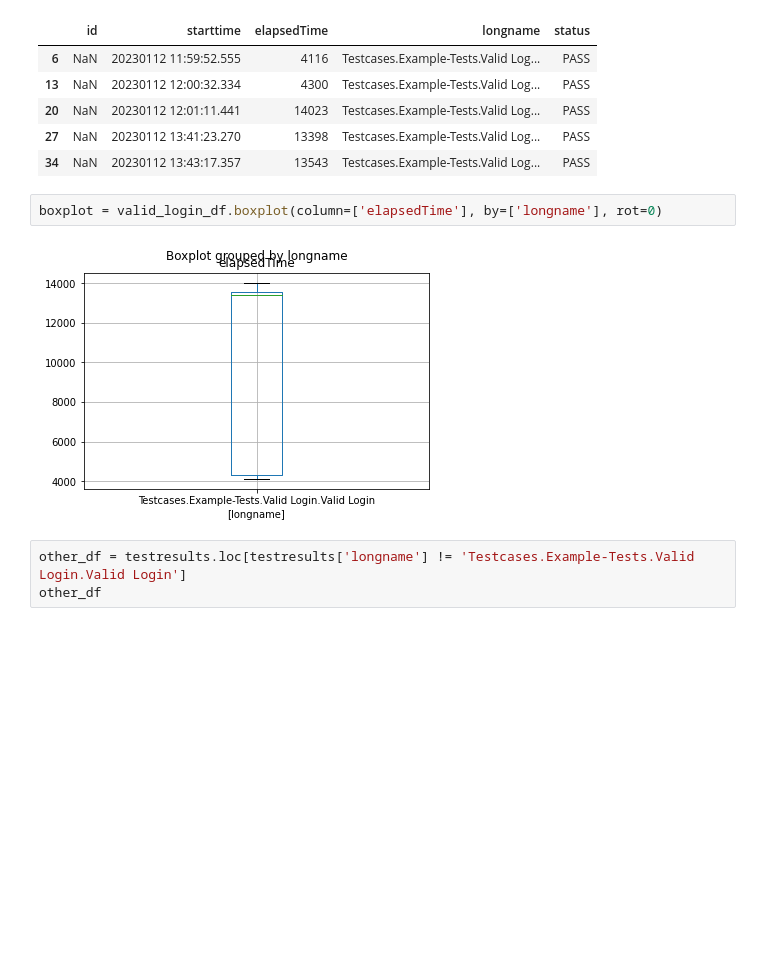
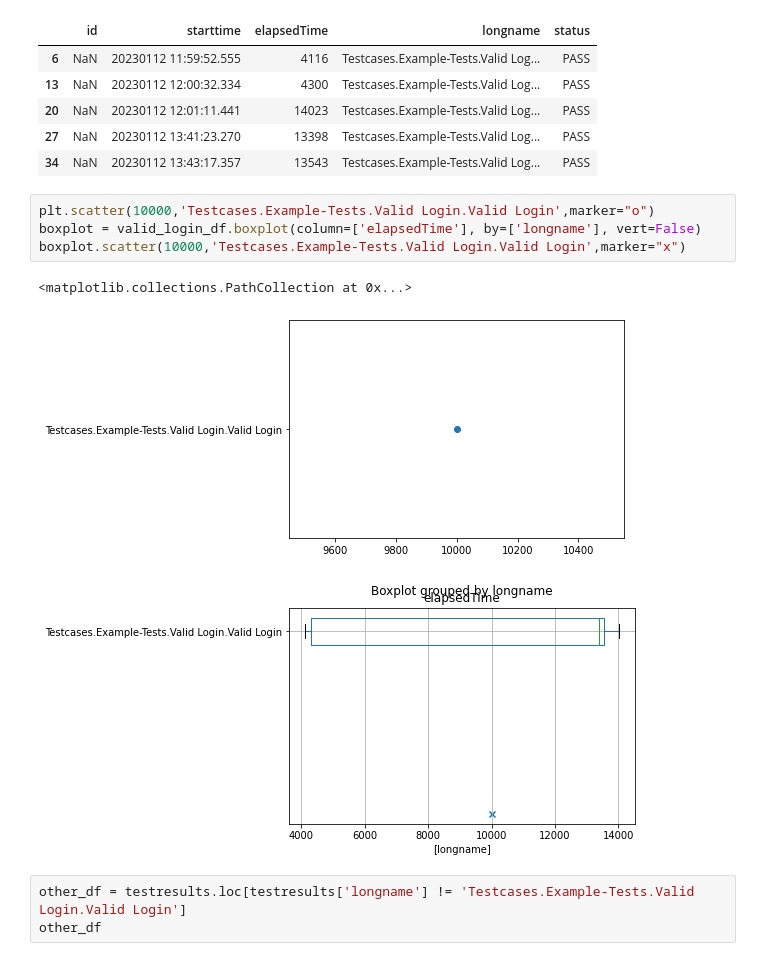
Before and after one commit to perfroboter/robotframework-perfbot, a Jupyter notebook: panda-visualization.ipynb, the cells around one changed output. Cells and saved outputs as stored; diff of their text form; blank space fills up the shorter version.

```diff
--- a/panda-visualization.ipynb
+++ b/panda-visualization.ipynb
@@ -38,9 +38,13 @@ valid_login_df
 | 27 | NaN | 20230112 13:41:23.270 | 13398 | Testcases.Example-Tests.Valid Log... | PASS |
 | 34 | NaN | 20230112 13:43:17.357 | 13543 | Testcases.Example-Tests.Valid Log... | PASS |
 # %%
-boxplot = valid_login_df.boxplot(column=['elapsedTime'], by=['longname'], rot=0)
+plt.scatter(10000,'Testcases.Example-Tests.Valid Login.Valid Login',marker="o")
+boxplot = valid_login_df.boxplot(column=['elapsedTime'], by=['longname'], vert=False)
+boxplot.scatter(10000,'Testcases.Example-Tests.Valid Login.Valid Login',marker="x")
 # %% [output]
+<matplotlib.collections.PathCollection at 0x...>
-[figure, old version]
+[figure, new version]
+[figure, added]
 # %%
 other_df = testresults.loc[testresults['longname'] != 'Testcases.Example-Tests.Valid Login.Valid Login']
 other_df
```
Also changed, not shown: parts of 6 cells of this notebook.
